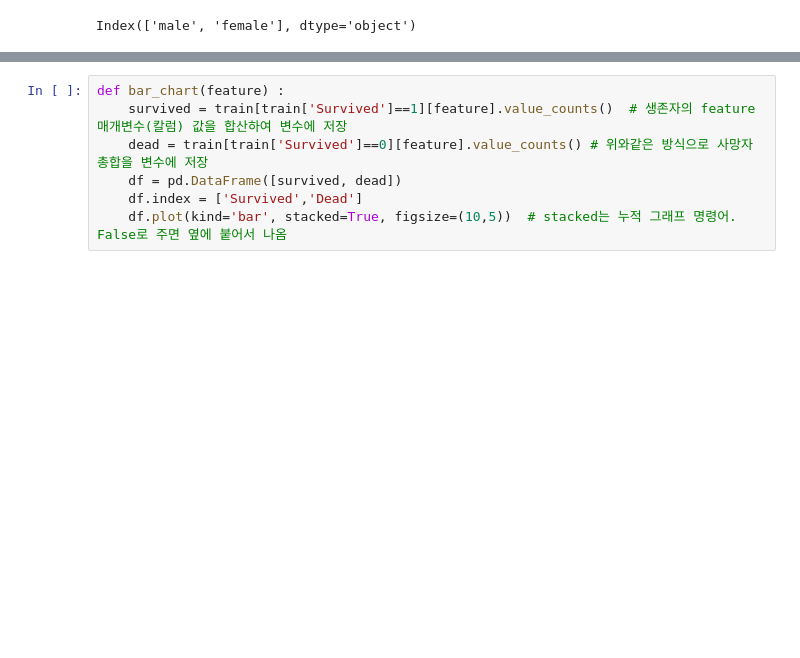
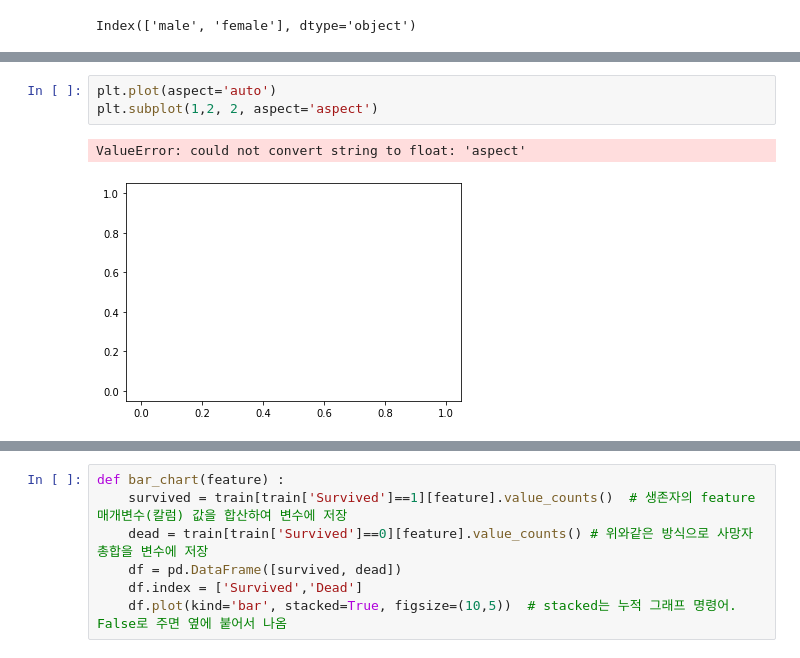
Before and after one commit to iamjinuk/bigman, a Jupyter notebook: Machine Learning [Kaggle] - Titalnic_Machine Learing from Disaster.ipynb, the cells around one changed output, grey strips where cells are left out. Cells and saved outputs as stored; diff of their text form; blank space fills up the shorter version.

```diff
--- a/Machine Learning [Kaggle] - Titalnic_Machine Learing from Disaster.ipynb
+++ b/Machine Learning [Kaggle] - Titalnic_Machine Learing from Disaster.ipynb
@@ -170,0 +175,6 @@ def pie_chart(feature) :
+# %%
+plt.plot(aspect='auto')
+plt.subplot(1,2, 2, aspect='aspect')
+# %% [output]
+ValueError: could not convert string to float: 'aspect'
+[figure, added]
```
Also changed, not shown: parts of 7 cells of this notebook.
